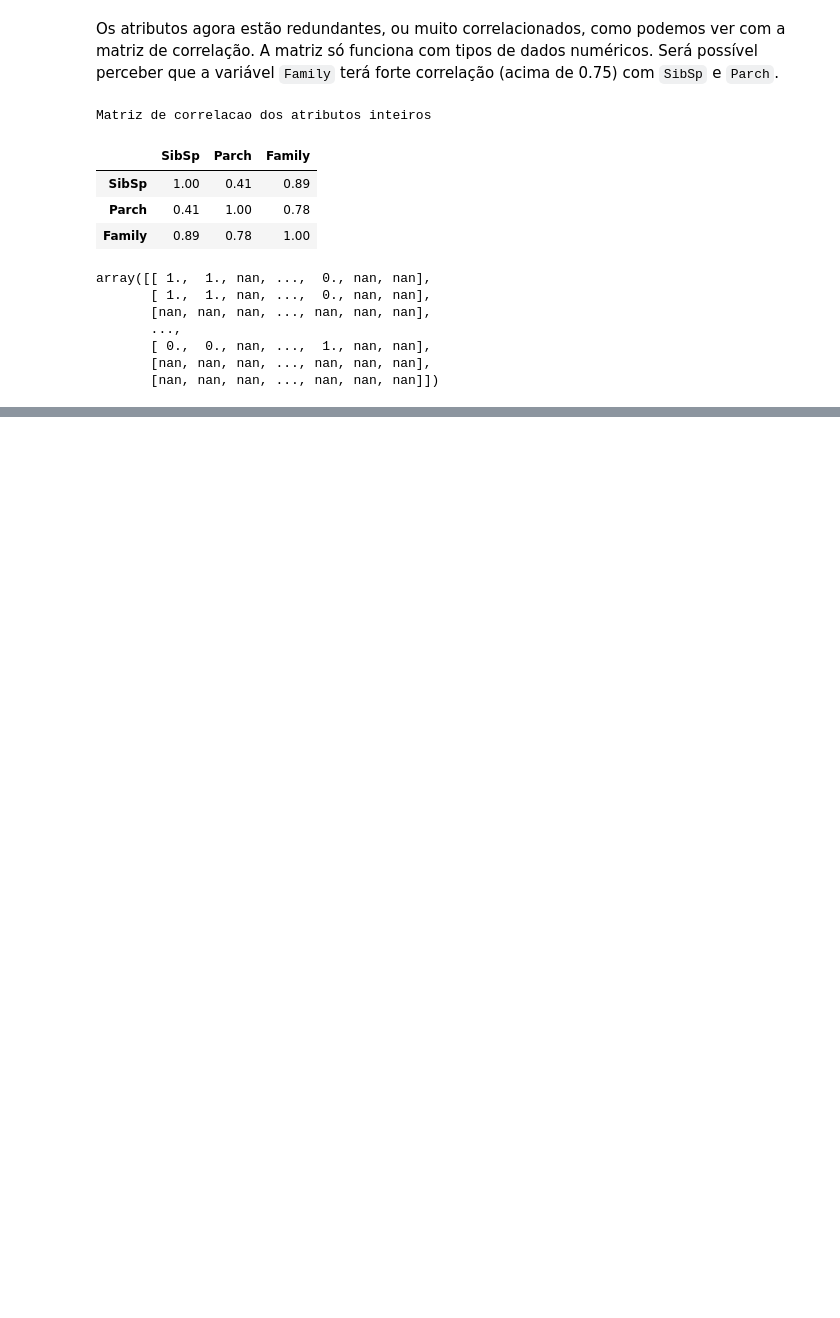
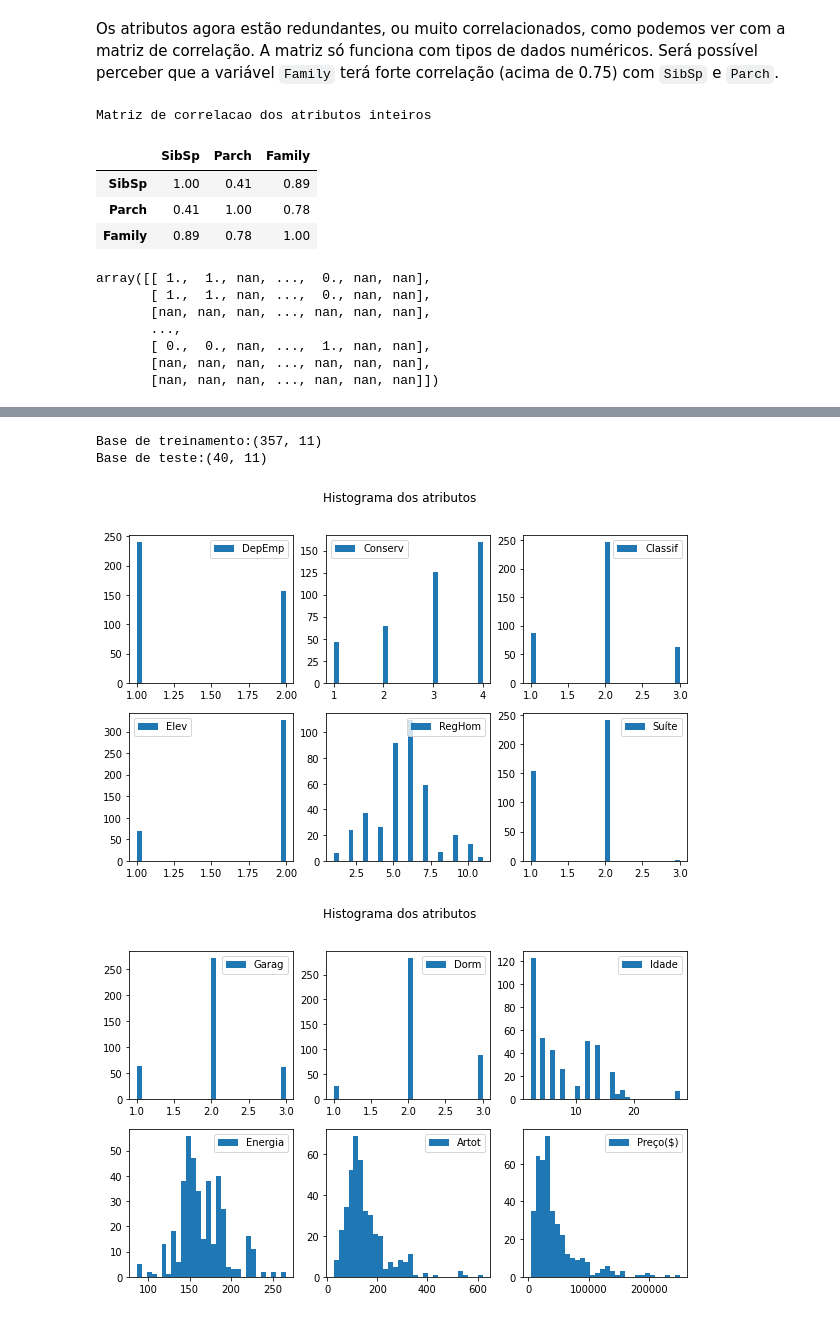
Before and after one commit to caiobellezi/estudos, a Jupyter notebook: Estudos_Transformacao_de_dados.ipynb, the cells around one changed output, grey strips where cells are left out. Cells and saved outputs as stored; diff of their text form; code cells hidden in the pictures; blank space fills up the shorter version.

```diff
--- a/Estudos_Transformacao_de_dados.ipynb
+++ b/Estudos_Transformacao_de_dados.ipynb
@@ -344,0 +360,2 @@ array([[ 1.,  1., nan, ...,  0., nan, nan],
+# %%
+gazola = pd.read_excel("Gazola_dados_apartamento_resumo.xls", sheet_name=1)
@@ -344,0 +398,43 @@ array([[ 1.,  1., nan, ...,  0., nan, nan],
+# %%
+# Separar base de dados
+X = gazola.iloc[:,1:-2]
+y = gazola.iloc[:,-1]
+
+# Recupera o nome dos atributos
+
+atributos = X.columns.to_list()
+label = y.name
+# %%
+# exibe o histograma dos atributos
+
+fig, ax = plt.subplots(2, 3, figsize=(10,6))
+plt.suptitle("Histograma dos atributos")
+
+for i in range(2):
+  for j in range(3):
+    ax[i, j].hist(X.iloc[:,(i*3 +j)], label=atributos[i*3+j], bins = 30)
+    ax[i, j].legend()
+
+fig, ax = plt.subplots(2, 3, figsize=(10, 6))
+plt.suptitle("Histograma dos atributos")
+
+for i in range(2):
+    for j in range(3):
+        if j == 2 and i == 1:
+            ax[i, j].hist(y.iloc[:],label=label,bins=30)
+        else:
+            ax[i, j].hist(X.iloc[:,(i*3 + j+6)],label=atributos[i*3 + j+6], bins=30)
+        ax[i, j].legend()
+
+
+# Amostragem de dados
+
+X_train, X_test, y_train, y_test = train_test_split(X, y, test_size=0.1, random_state=0)
+
+print("Base de treinamento:{0}".format(X_train.shape))
+print("Base de teste:{0}".format(X_test.shape))
+# %% [output]
+Base de treinamento:(357, 11)
+Base de teste:(40, 11)
+[figure, added]
+[figure, added]
```
Also changed, not shown: parts of 8 cells of this notebook.
